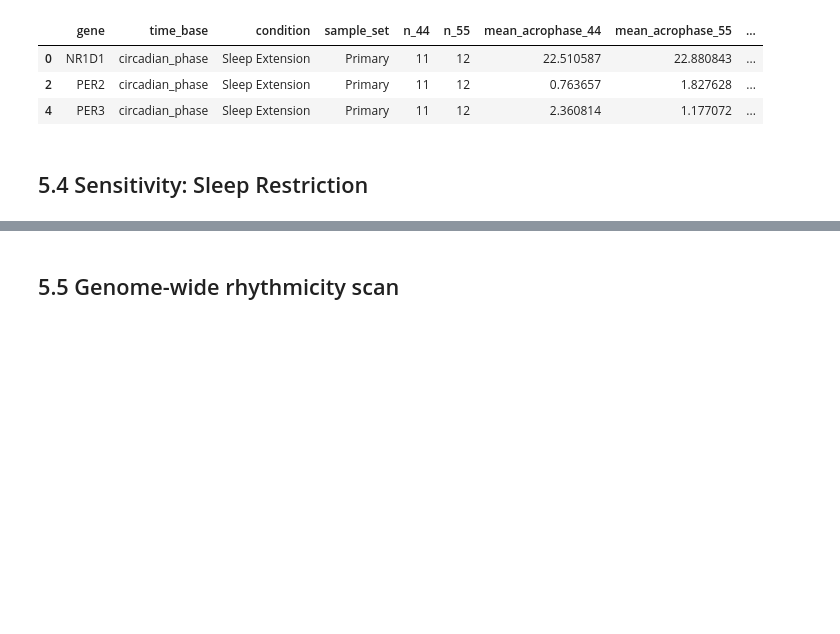
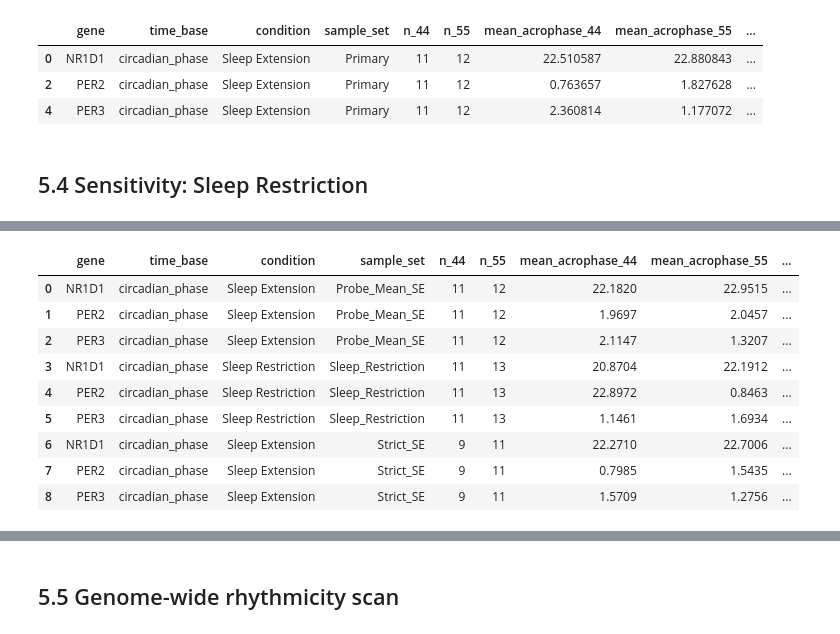
Before and after one commit to CKmellow/per3-genotype-clock-gene-timing, a Jupyter notebook: notebooks/PER3_clock_timing.ipynb, the cells around one changed output, grey strips where cells are left out. Cells and saved outputs as stored; diff of their text form; code cells hidden in the pictures; blank space fills up the shorter version.

```diff
--- a/notebooks/PER3_clock_timing.ipynb
+++ b/notebooks/PER3_clock_timing.ipynb
@@ -987,0 +1291,91 @@ Circadian-phase comparison results saved.
+# %%
+phase_sensitivity_comparisons = []
+
+for sample_set, dataset in phase_sensitivity_acrophases.groupby("sample_set"):
+
+    for gene, group in dataset.groupby("gene"):
+
+        group_44 = group.loc[
+            group["per3_genotype"] == "4/4", "acrophase_h"
+        ].dropna().to_numpy()
+
+        group_55 = group.loc[
+            group["per3_genotype"] == "5/5", "acrophase_h"
+        ].dropna().to_numpy()
+
+        group_44 = group_44[np.isfinite(group_44)]
+        group_55 = group_55[np.isfinite(group_55)]
+
+        # Circular mean peak times
+        mean_44 = circstats.circular_mean_h(group_44)
+        mean_55 = circstats.circular_mean_h(group_55)
+
+        # Difference: 5/5 minus 4/4
+        shift = circstats.circular_diff_h(mean_55, mean_44)
+
+        # Permutation test
+        permutation = circstats.permutation_test_acrophase(
+            group_55, group_44, n_perm=10_000
+        )
+
+        # Bootstrap confidence interval
+        ci_lower, ci_upper = circstats.bootstrap_ci_diff_h(
+            group_55, group_44, n_boot=10_000
+        )
+
+        # Watson-Williams test
+        ww = circstats.watson_williams_test(
+            group_44, group_55
+        )
+
+        phase_sensitivity_comparisons.append({
+            "gene": gene,
+            "time_base": "circadian_phase",
+            "condition": (
+                "Sleep Restriction"
+                if sample_set == "Sleep_Restriction"
+                else "Sleep Extension"
+            ),
+            "sample_set": sample_set,
+            "n_44": len(group_44),
+            "n_55": len(group_55),
+            "mean_acrophase_44": mean_44,
+            "mean_acrophase_55": mean_55,
+            "shift_h": shift,
+            "ci_lower": ci_lower,
+            "ci_upper": ci_upper,
+            "permutation_p": permutation["p"],
+            "watson_williams_p": ww["p"]
+        })
+
+phase_sensitivity_tests = pd.DataFrame(
+    phase_sensitivity_comparisons
+)
+
+# Apply BH correction across all nine phase comparisons
+phase_sensitivity_tests["permutation_q"] = multipletests(
+    phase_sensitivity_tests["permutation_p"],
+    method="fdr_bh"
+)[1]
+
+phase_sensitivity_tests["watson_williams_q"] = multipletests(
+    phase_sensitivity_tests["watson_williams_p"],
+    method="fdr_bh"
+)[1]
+
+display(
+    phase_sensitivity_tests.sort_values(
+        ["sample_set", "gene"]
+    ).round(4)
+)
+# %% [output]
+|  | gene | time_base | condition | sample_set | n_44 | n_55 | mean_acrophase_44 | mean_acrophase_55 | ... |
+| 0 | NR1D1 | circadian_phase | Sleep Extension | Probe_Mean_SE | 11 | 12 | 22.1820 | 22.9515 | ... |
+| 1 | PER2 | circadian_phase | Sleep Extension | Probe_Mean_SE | 11 | 12 | 1.9697 | 2.0457 | ... |
+| 2 | PER3 | circadian_phase | Sleep Extension | Probe_Mean_SE | 11 | 12 | 2.1147 | 1.3207 | ... |
+| 3 | NR1D1 | circadian_phase | Sleep Restriction | Sleep_Restriction | 11 | 13 | 20.8704 | 22.1912 | ... |
+| 4 | PER2 | circadian_phase | Sleep Restriction | Sleep_Restriction | 11 | 13 | 22.8972 | 0.8463 | ... |
+| 5 | PER3 | circadian_phase | Sleep Restriction | Sleep_Restriction | 11 | 13 | 1.1461 | 1.6934 | ... |
+| 6 | NR1D1 | circadian_phase | Sleep Extension | Strict_SE | 9 | 11 | 22.2710 | 22.7006 | ... |
+| 7 | PER2 | circadian_phase | Sleep Extension | Strict_SE | 9 | 11 | 0.7985 | 1.5435 | ... |
+| 8 | PER3 | circadian_phase | Sleep Extension | Strict_SE | 9 | 11 | 1.5709 | 1.2756 | ... |
```
Also changed, not shown: parts of 13 cells of this notebook.
